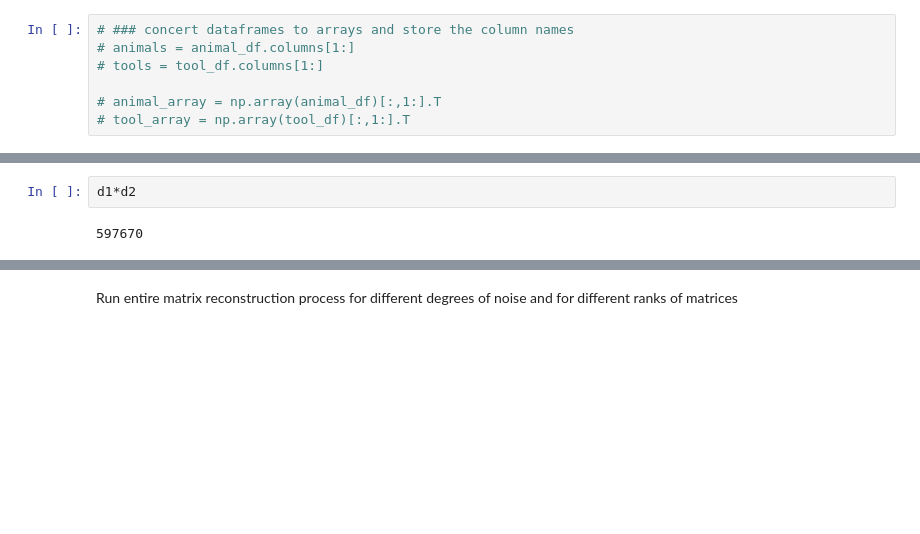
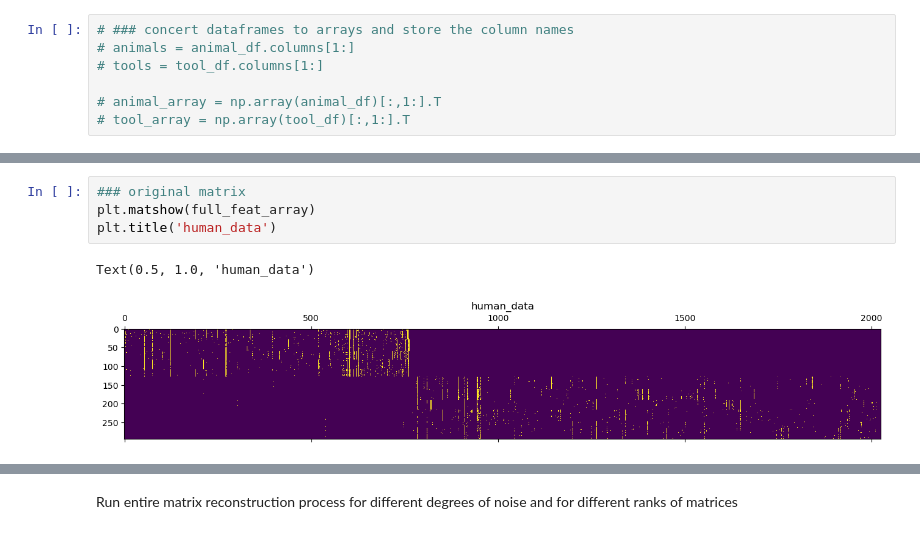
Before and after one commit to siddsuresh97/conceptual_representations_gpt, a Jupyter notebook: scripts/matrix_completion/matrix_completion.ipynb, the cells around one changed output, grey strips where cells are left out. Cells and saved outputs as stored; diff of their text form; blank space fills up the shorter version.

```diff
--- a/scripts/matrix_completion/matrix_completion.ipynb
+++ b/scripts/matrix_completion/matrix_completion.ipynb
@@ -142,4 +128,7 @@ plt.show()
-# %%
-d1*d2
-# %% [output]
-597670
+# %%
+### original matrix
+plt.matshow(full_feat_array)
+plt.title('human_data')
+# %% [output]
+Text(0.5, 1.0, 'human_data')
+[figure, added]
```
Also changed, not shown: parts of 40 cells of this notebook.
